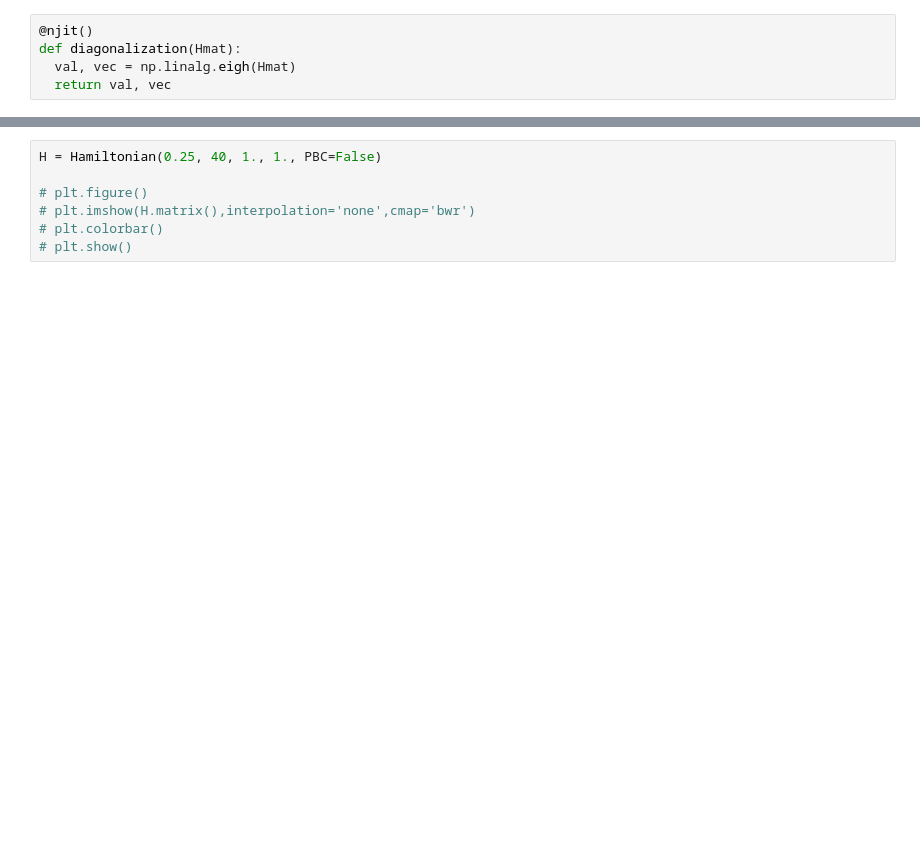
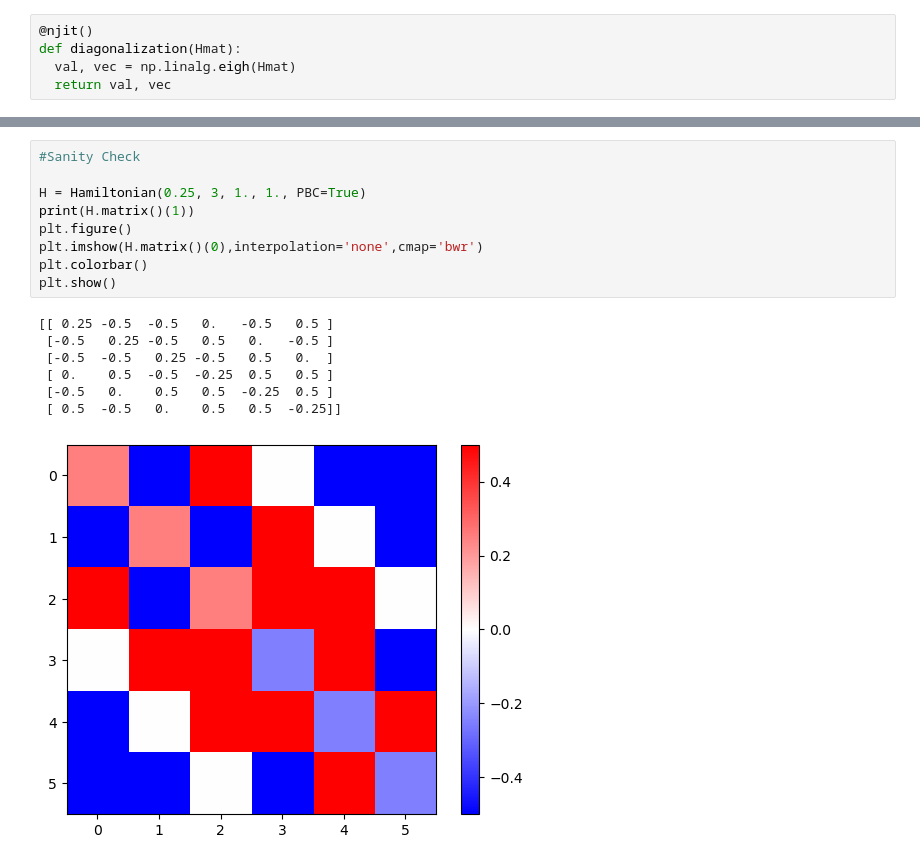
Before and after one commit to Skylines316/Quantum_Ising_Chain, a Jupyter notebook: IsingChain.ipynb, the cells around one changed output, grey strips where cells are left out. Drawn from its saved outputs; the diff is of its cells as text; blank space fills up the shorter version.

```diff
--- a/IsingChain.ipynb
+++ b/IsingChain.ipynb
@@ -163,8 +232,18 @@ Text(0, 0.5, '$E$')
 # %%
-H = Hamiltonian(0.25, 40, 1., 1., PBC=False)
+#Sanity Check
 
-# plt.figure()
-# plt.imshow(H.matrix(),interpolation='none',cmap='bwr')
-# plt.colorbar()
-# plt.show()
+H = Hamiltonian(0.25, 3, 1., 1., PBC=True)
+print(H.matrix()(1))
+plt.figure()
+plt.imshow(H.matrix()(0),interpolation='none',cmap='bwr')
+plt.colorbar()
+plt.show()
+# %% [output]
+[[ 0.25 -0.5  -0.5   0.   -0.5   0.5 ]
+ [-0.5   0.25 -0.5   0.5   0.   -0.5 ]
+ [-0.5  -0.5   0.25 -0.5   0.5   0.  ]
+ [ 0.    0.5  -0.5  -0.25  0.5   0.5 ]
+ [-0.5   0.    0.5   0.5  -0.25  0.5 ]
+ [ 0.5  -0.5   0.    0.5   0.5  -0.25]]
+[figure, added]
 # %%
```
Also changed, not shown: parts of 12 cells of this notebook, 1 other file.
